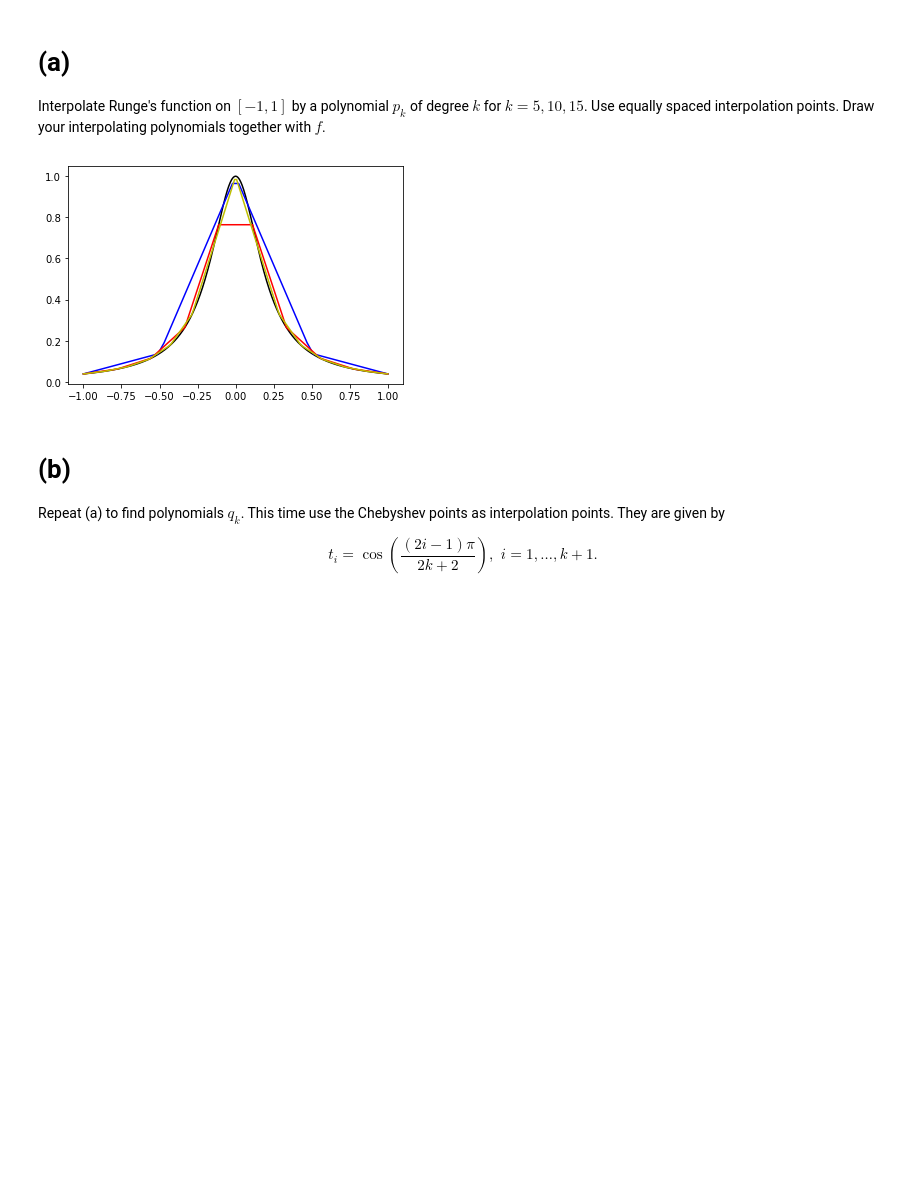
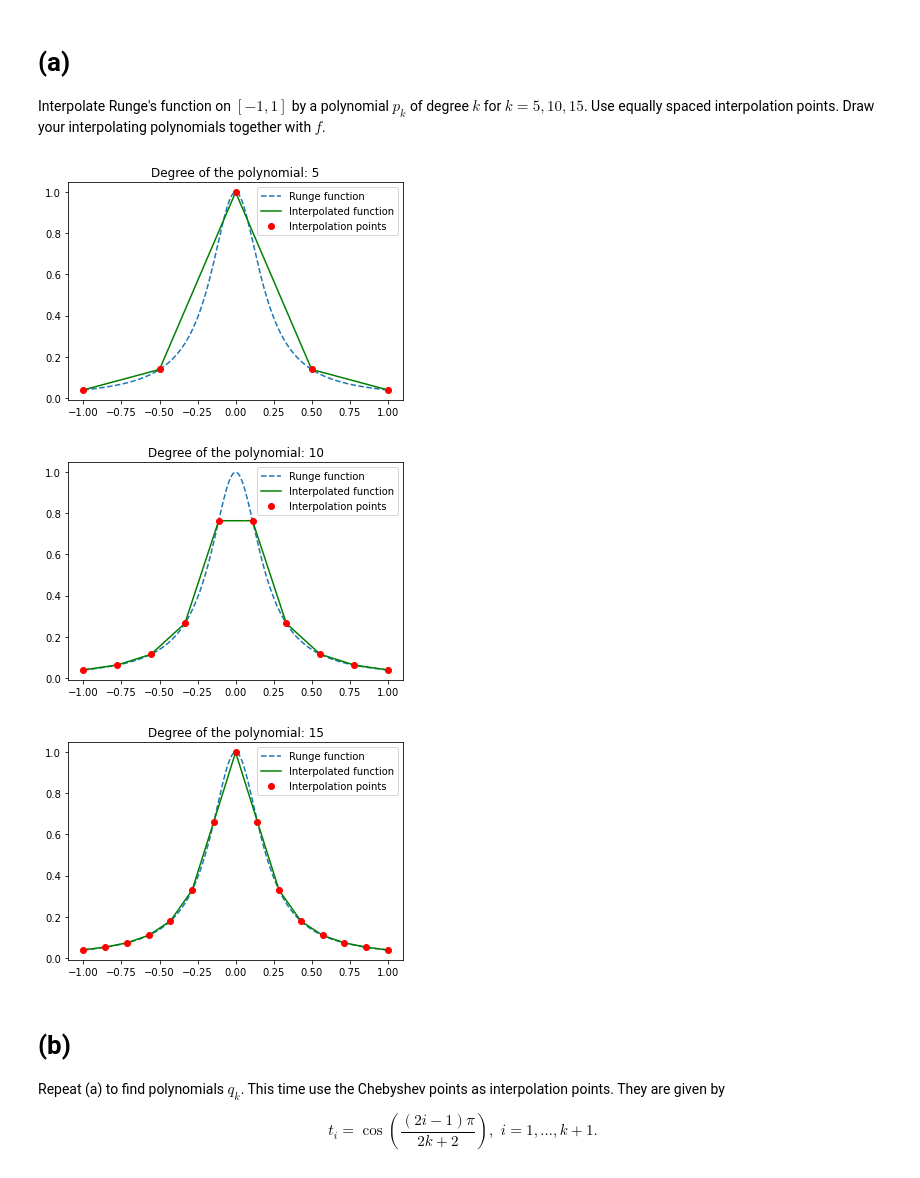
Before and after one commit to DaVinkie/NumAlg1, a Jupyter notebook: Week 6/homework6.ipynb, the cells around one changed output. Saved outputs shown, nothing was run; the diff lists cells and outputs as text; code cells hidden in the pictures; blank space fills up the shorter version.

```diff
--- a/Week 6/homework6.ipynb
+++ b/Week 6/homework6.ipynb
@@ -26,35 +26,46 @@ $$ f(t) = 1/(1+25t^2).$$
 # %% [markdown]
 # (a)
 Interpolate Runge's function on $[-1,1]$ by a polynomial $p_k$ of degree $k$ for $k = 5,10,15$. Use equally spaced interpolation points. Draw your interpolating polynomials together with $f$.
-# %%
-def Runge(t):
-    return (1/(1 + 25 * t**2))
-
-def poly(func, interval, k, show_dots=True):
-
-    xFunc = np.linspace(interval[0], interval[1], 1000)
-    yFunc = func(xFunc)
-    plt.plot(xFunc, yFunc, '-', color='black')
-
-    colors = ['b', 'r', 'y']
-
-    for times in range(len(k)):
-        xp = np.linspace(interval[0], interval[1], k[times])
-
-        fp = func(xp)
-
-        xvals = np.linspace(interval[0], interval[1], k[times]*10)
-        yinterp = np.interp(xvals, xp, fp)
-
-        if show_dots is True:
-            plt.plot(xp, fp, 'o', color=colors[times])
-        plt.plot(xvals, yinterp, '-', color=colors[times])
-    plt.show()
-
-
-poly(Runge, [-1, 1], [5, 10, 15], show_dots=False)
-# %% [output]
-[figure, removed]
+# %%
+def f_Runge(t):
+    ''' Returns the f(t) value of the Runge function.
+    '''
+    return (1/(1 + 25 * t**2))
+
+def interpolation_points(interval, degree):
+    ''' Returns a list of n=degree linearly spaced interpolation points in the [min_x, max_x] interval.
+    '''
+    points = np.linspace(interval[0], interval[1], degree)
+    return points
+
+def poly_linear(interval, degree_list):
+    ''' Interpolation of the Runge function with a k-degree polynomial in a given range.
+
+    Plots the interpolated function against the real function for every given degree.
+    Interpolation points are spaced evenly.
+    '''
+    x_range = np.linspace(interval[0], interval[1], 1000)
+    y_runge = f_Runge(x_range)
+
+    for degree in degree_list:
+        # Calculation and interpolation
+        x_points = interpolation_points(interval, degree)
+        runge_points = f_Runge(x_points)
+        y_interpolated = np.interp(x_range, x_points, runge_points)
+
+        # Plotting
+        plt.title('Degree of the polynomial: ' +str(degree))
+        plt.plot(x_range, y_runge, '--', label='Runge function')
+        plt.plot(x_range, y_interpolated, c='g', label='Interpolated function')
+        plt.plot(x_points, runge_points, 'ro', label='Interpolation points')
+        plt.legend()
+        plt.show()
+
+poly_linear([-1, 1], [5, 10, 15])
+# %% [output]
+[figure, added]
+[figure, added]
+[figure, added]
 # %% [markdown]
 # (b)
 Repeat (a) to find polynomials $q_k$. This time use the Chebyshev points as interpolation points. They are given by
```
Also changed, not shown: parts of 3 cells of this notebook.
